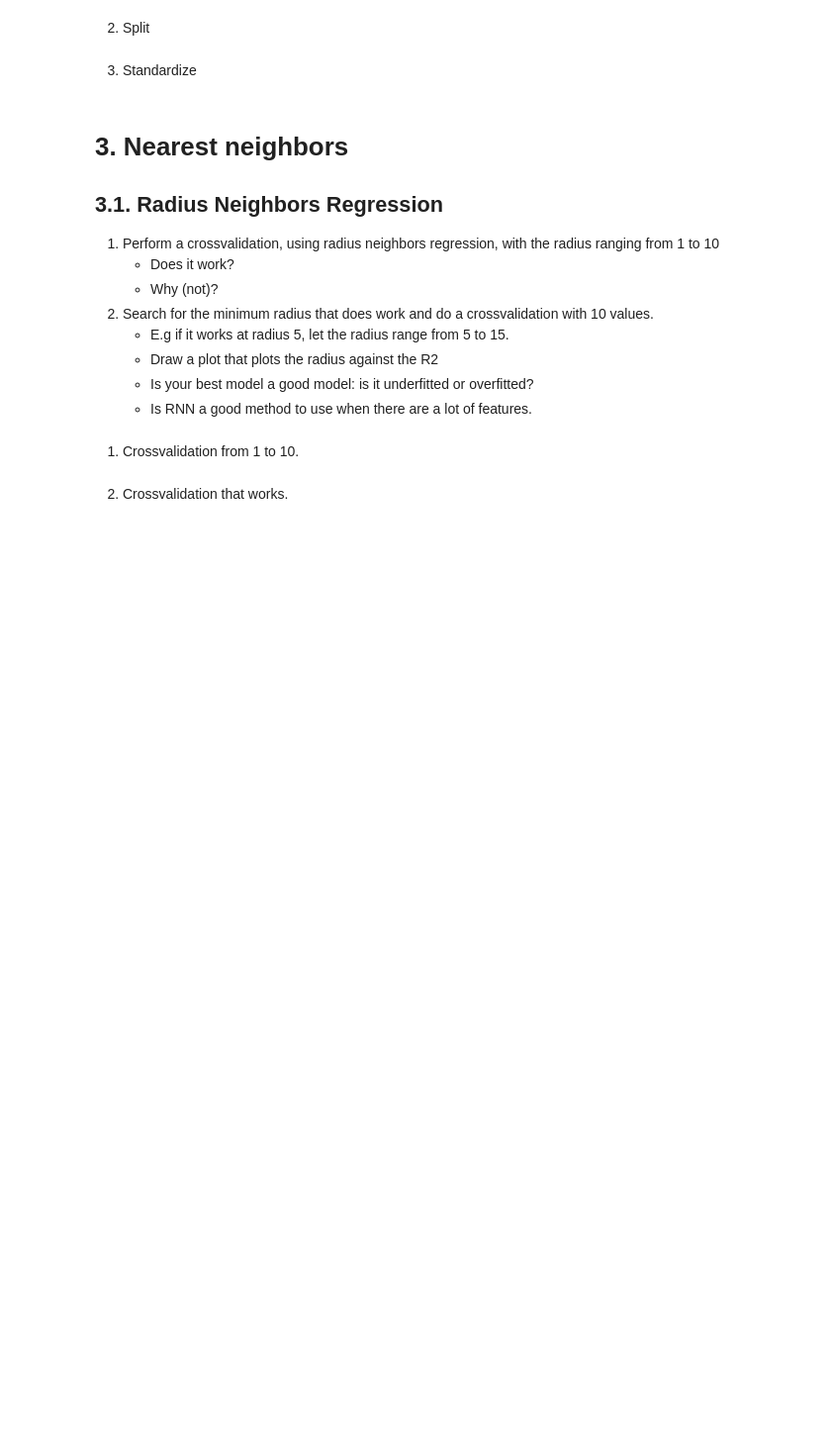
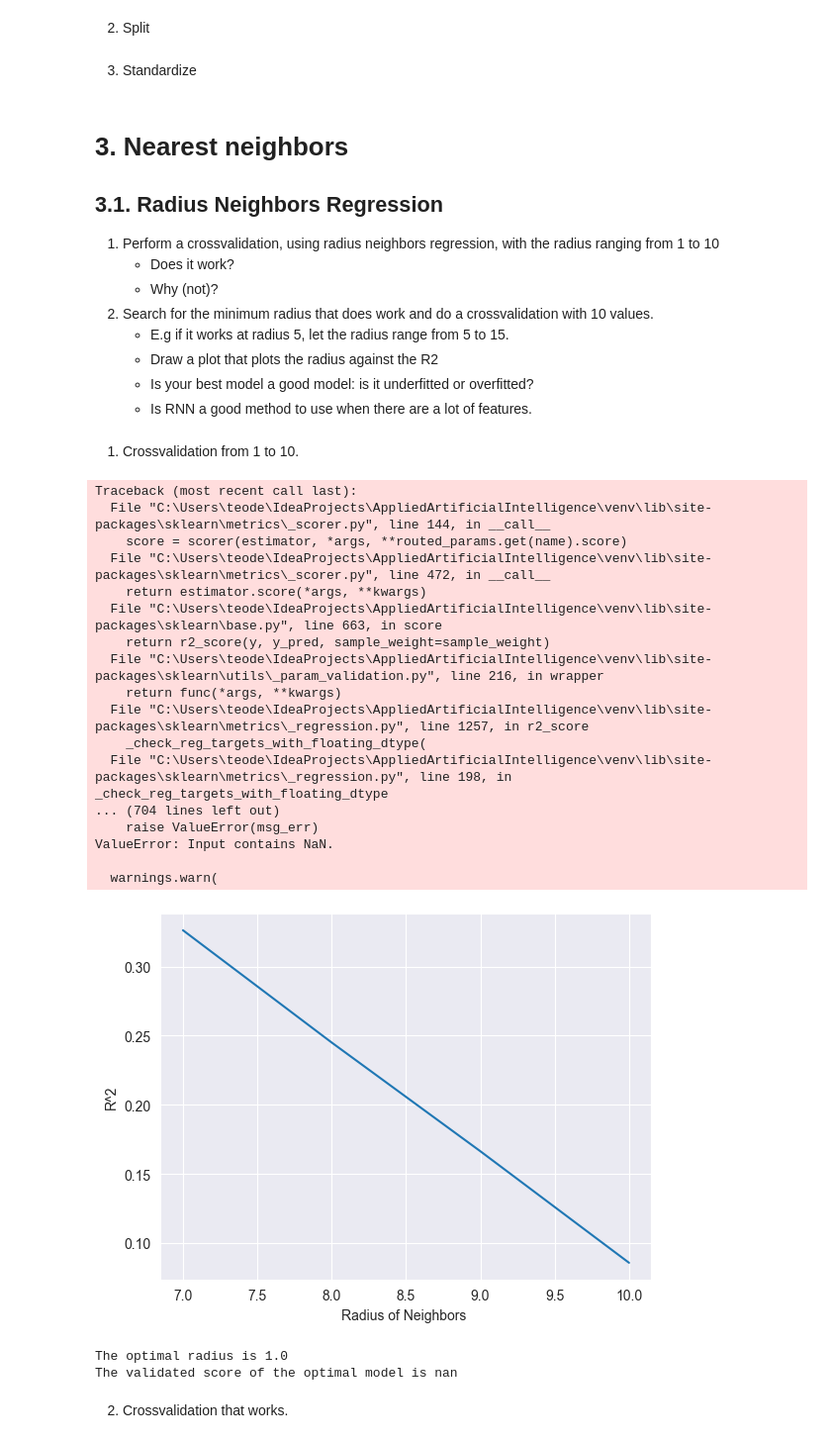
Before and after one commit to TeoDeconinck/AppliedArtificialIntelligence, a Jupyter notebook: src/modules/ML/1.SupervisedLearning_Regression/Supervised_llinear_regression/les3_demo_labo/Class3_labo_Teo_deconinck.ipynb, the cells around one changed output. Shown at 99% size. Drawn from its saved outputs; the diff is of its cells as text; code cells hidden in the pictures; blank space fills up the shorter version.

```diff
--- a/src/modules/ML/1.SupervisedLearning_Regression/Supervised_llinear_regression/les3_demo_labo/Class3_labo_Teo_deconinck.ipynb
+++ b/src/modules/ML/1.SupervisedLearning_Regression/Supervised_llinear_regression/les3_demo_labo/Class3_labo_Teo_deconinck.ipynb
@@ -95,3 +92,16 @@ X_train, X_test, y_train, y_test = train_test_split(X, y, test_size=0.2, random_
+# %%
+# standardise
+from sklearn.preprocessing import StandardScaler
+
+num_feat = X_train.select_dtypes(include=['int64', 'float64']).columns
+
+scaler = StandardScaler()
+scaler.fit(X_train[num_feat])
+
+X_train_stand = X_train.copy()
+X_test_stand = X_test.copy()
+X_train_stand[num_feat] = scaler.transform(X_train[num_feat])
+X_test_stand[num_feat] = scaler.transform(X_test[num_feat])
 # %% [markdown]
 # 3. Nearest neighbors
 ## 3.1. Radius Neighbors Regression
@@ -109,20 +119,52 @@ X_train, X_test, y_train, y_test = train_test_split(X, y, test_size=0.2, random_
 # %%
 from sklearn.neighbors import RadiusNeighborsRegressor
 from sklearn.model_selection import cross_val_score
 
 Radius = np.linspace(1,10,10)    # This will give an array of numbers between 1 and 10
 cv_scores = []
 sd_scores = []
 
 # perform 5-fold cross validation on the 10 possible values for the radius (bandwith)
 for k in Radius:
-    Rnn = RadiusNeighborsRegressor(radius= ...)
-    scores = cross_val_score(Rnn, ..., ...,  cv=5)
+    Rnn = RadiusNeighborsRegressor(radius= k)
+    scores = cross_val_score(Rnn, X_train_stand, y_train,  cv=5)
     # store the average score
-    cv_scores.append(scores. ...())
+    cv_scores.append(scores.mean())
     # store the standard deviation of the score
+    sd_scores.append(np.sqrt(scores.var())/np.sqrt(5))
 
-    sd_scores. ...(np.sqrt(scores.var())/np.sqrt(5))
+max_value = max(cv_scores)
+max_index = cv_scores.index(max_value)
+
+plt.plot(Radius, cv_scores)
+plt.xlabel('Radius of Neighbors ')
+plt.ylabel('R^2')
+
+plt.show()
+
+print('The optimal radius is '+str(Radius[max_index]))
+print('The validated score of the optimal model is '+str(max_value))
+# %% [output]
+Traceback (most recent call last):
+  File "C:\Users\teode\IdeaProjects\AppliedArtificialIntelligence\venv\lib\site-packages\sklearn\metrics\_scorer.py", line 144, in __call__
+    score = scorer(estimator, *args, **routed_params.get(name).score)
+  File "C:\Users\teode\IdeaProjects\AppliedArtificialIntelligence\venv\lib\site-packages\sklearn\metrics\_scorer.py", line 472, in __call__
+    return estimator.score(*args, **kwargs)
+  File "C:\Users\teode\IdeaProjects\AppliedArtificialIntelligence\venv\lib\site-packages\sklearn\base.py", line 663, in score
+    return r2_score(y, y_pred, sample_weight=sample_weight)
+  File "C:\Users\teode\IdeaProjects\AppliedArtificialIntelligence\venv\lib\site-packages\sklearn\utils\_param_validation.py", line 216, in wrapper
+    return func(*args, **kwargs)
+  File "C:\Users\teode\IdeaProjects\AppliedArtificialIntelligence\venv\lib\site-packages\sklearn\metrics\_regression.py", line 1257, in r2_score
+    _check_reg_targets_with_floating_dtype(
+  File "C:\Users\teode\IdeaProjects\AppliedArtificialIntelligence\venv\lib\site-packages\sklearn\metrics\_regression.py", line 198, in _check_reg_targets_with_floating_dtype
+... (704 lines left out)
+    raise ValueError(msg_err)
+ValueError: Input contains NaN.
+
+  warnings.warn(
+[figure, added]
+The optimal radius is 1.0
+The validated score of the optimal model is nan
 # %% [markdown]
 2. Crossvalidation that works.
 # %%
```
Also changed, not shown: parts of 18 cells of this notebook, 1 other file.
